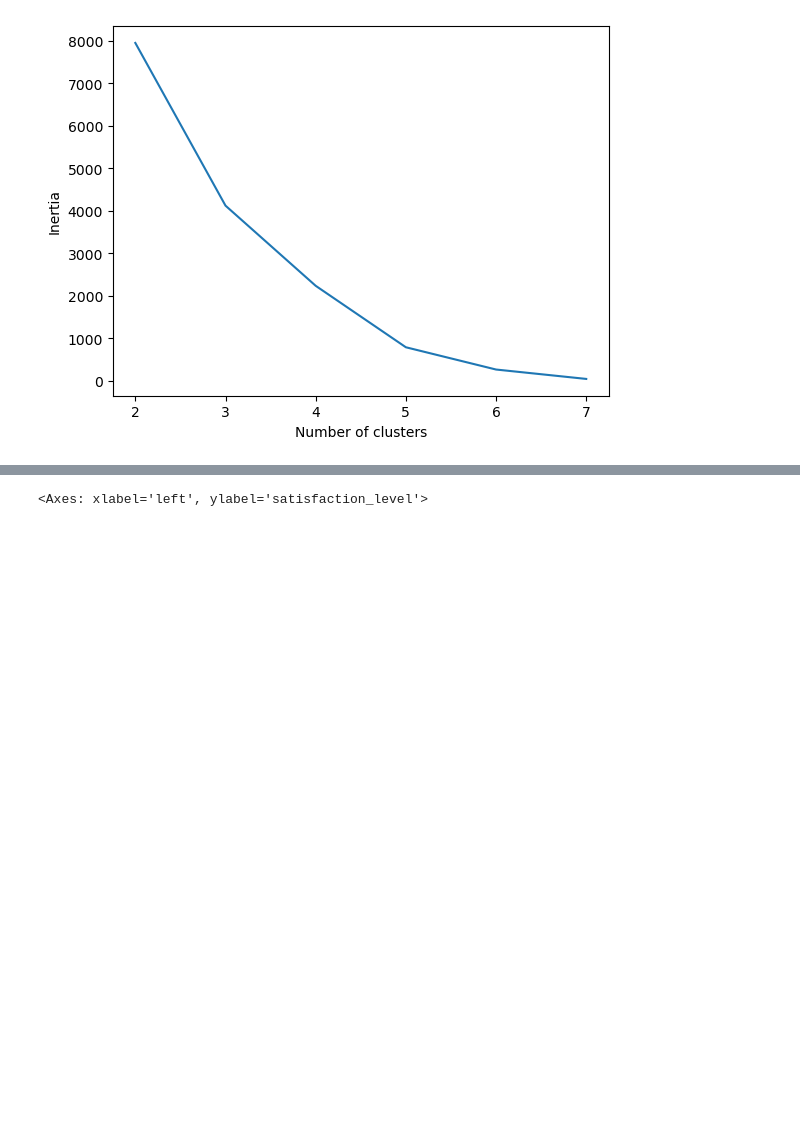
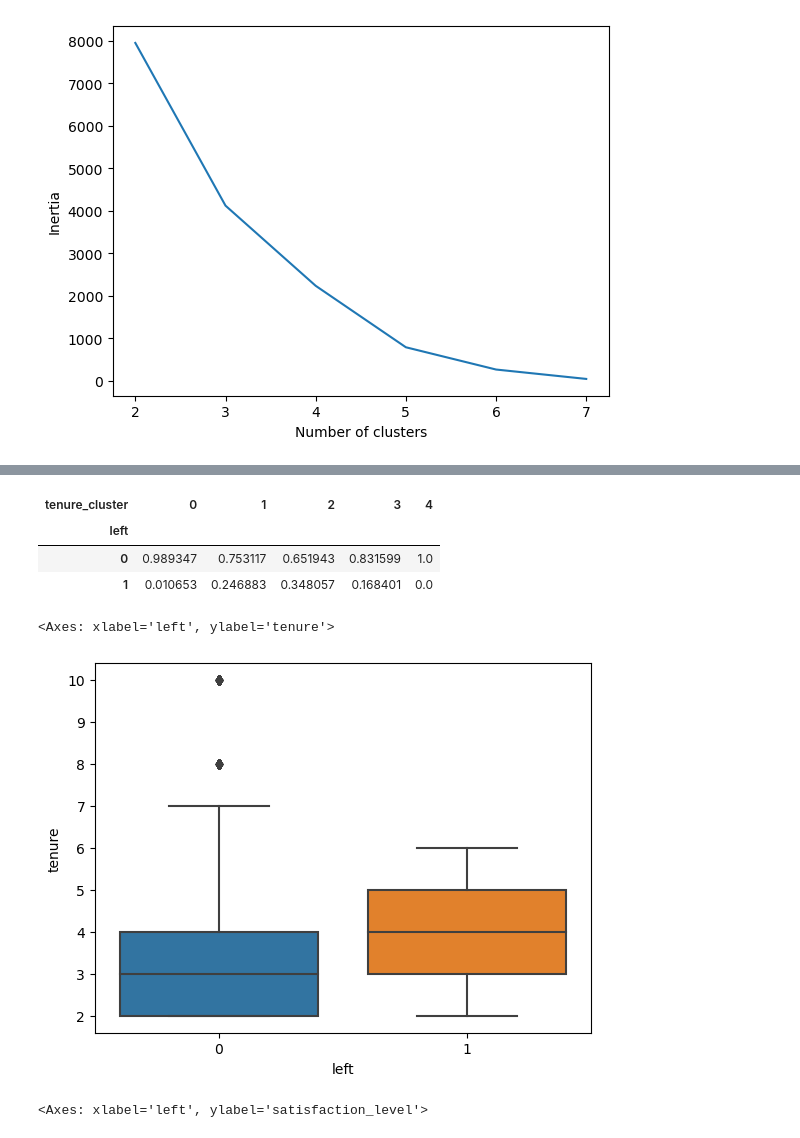
Before and after one commit to alex2mendosa/Portfolio, a Jupyter notebook: capstone_project.ipynb, the cells around one changed output, grey strips where cells are left out. Cells and saved outputs as stored; diff of their text form; code cells hidden in the pictures; blank space fills up the shorter version.

```diff
--- a/capstone_project.ipynb
+++ b/capstone_project.ipynb
@@ -341,4 +287,0 @@ array([3, 2, 1, ..., 4, 4, 3])
-# %%
-df1["tenure_cluster"] = kms.labels_
-df1["tenure_cluster"] = df1["tenure_cluster"].astype(str)
-df1
@@ -389,0 +295,2 @@ buf1
+# %%
+df1.loc[: , ("tenure_cluster") ] = [str(x) for x in  kms.labels_]
@@ -390 +324,18 @@ buf1
+# %%
+######### are there relation between churn and tenure cluster
+buf1 = pd.crosstab( df1["left"] , df1["tenure_cluster"], normalize="columns" )
+buf1
+### yes, from 5 to 7 years of experience (group 2) have highest chances of retention
+# %% [output]
+| tenure_cluster | 0 | 1 | 2 | 3 | 4 |
+| left |  |  |  |  |  |
+| 0 | 0.989347 | 0.753117 | 0.651943 | 0.831599 | 1.0 |
+| 1 | 0.010653 | 0.246883 | 0.348057 | 0.168401 | 0.0 |
+# %%
+sns.boxplot(data= df1 , x="left" , y="tenure")
+## promising separation between tenure and retention, having
+## experience close to 5 years increases retention chances
+# %% [output]
+<Axes: xlabel='left', ylabel='tenure'>
+[figure, added]
 # %%
```
Also changed, not shown: parts of 53 cells of this notebook.
